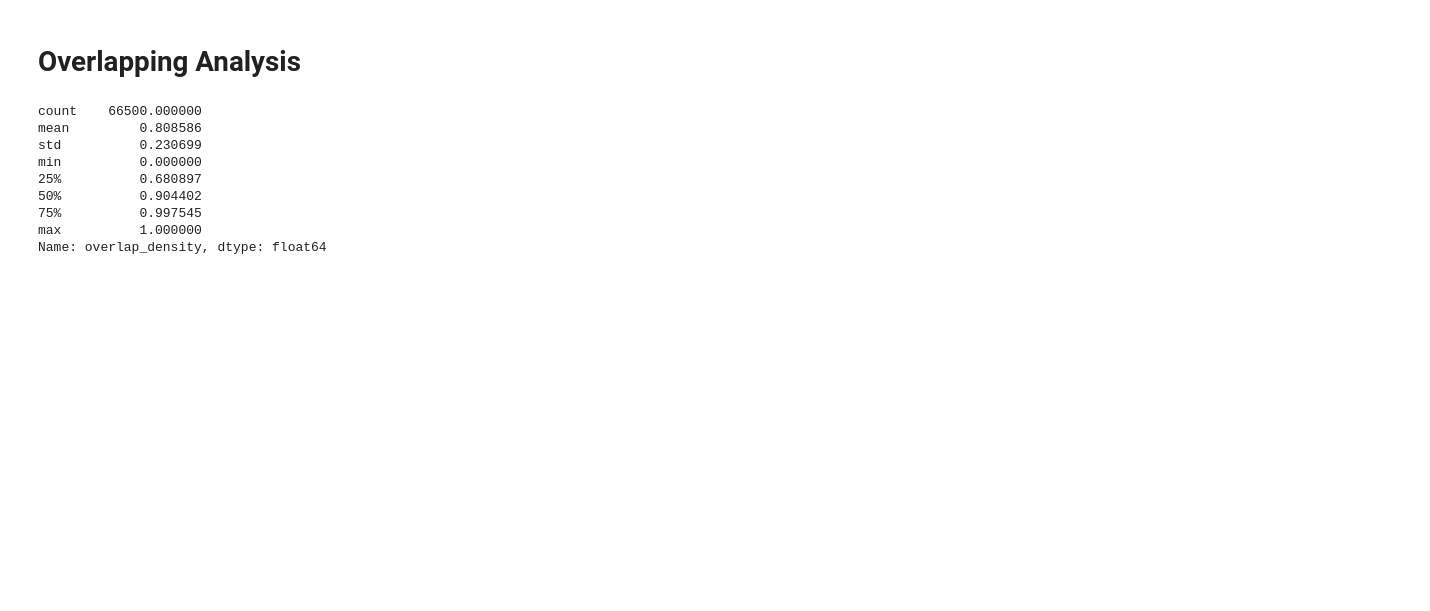
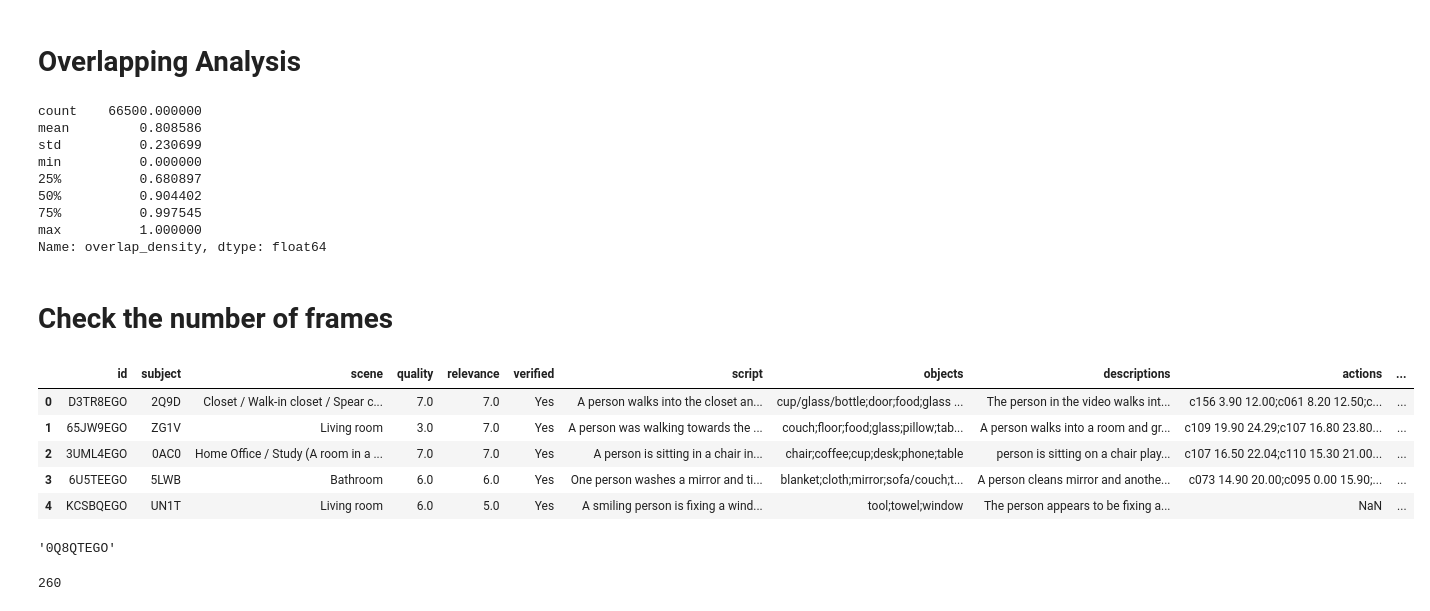
Before and after one commit to dangtna1/THUMOS-14_TAD, a Jupyter notebook: notebooks/charades_analysis.ipynb, the cells around one changed output. Drawn from its saved outputs; the diff is of its cells as text; code cells hidden in the pictures; blank space fills up the shorter version.

```diff
--- a/notebooks/charades_analysis.ipynb
+++ b/notebooks/charades_analysis.ipynb
@@ -179,3 +180,15 @@ min          0.000000
 75%          0.997545
 max          1.000000
 Name: overlap_density, dtype: float64
+# %% [markdown]
+# Check the number of frames
+# %%
+ego_df = pd.read_csv("../data/charades/annotations/CharadesEgo_v1_train_only1st.csv")
+ego_df.head()
+# %% [output]
+|  | id | subject | scene | quality | relevance | verified | script | objects | descriptions | actions | ... |
+| 0 | D3TR8EGO | 2Q9D | Closet / Walk-in closet / Spear c... | 7.0 | 7.0 | Yes | A person walks into the closet an... | cup/glass/bottle;door;food;glass ... | The person in the video walks int... | c156 3.90 12.00;c061 8.20 12.50;c... | ... |
+| 1 | 65JW9EGO | ZG1V | Living room | 3.0 | 7.0 | Yes | A person was walking towards the ... | couch;floor;food;glass;pillow;tab... | A person walks into a room and gr... | c109 19.90 24.29;c107 16.80 23.80... | ... |
+| 2 | 3UML4EGO | 0AC0 | Home Office / Study (A room in a ... | 7.0 | 7.0 | Yes | A person is sitting in a chair in... | chair;coffee;cup;desk;phone;table | person is sitting on a chair play... | c107 16.50 22.04;c110 15.30 21.00... | ... |
+| 3 | 6U5TEEGO | 5LWB | Bathroom | 6.0 | 6.0 | Yes | One person washes a mirror and ti... | blanket;cloth;mirror;sofa/couch;t... | A person cleans mirror and anothe... | c073 14.90 20.00;c095 0.00 15.90;... | ... |
+| 4 | KCSBQEGO | UN1T | Living room | 6.0 | 5.0 | Yes | A smiling person is fixing a wind... | tool;towel;window | The person appears to be fixing a... | NaN | ... |
@@ -181,0 +220,4 @@ Name: overlap_density, dtype: float64
+# %%
+get_ego_id_from_charades_video_id(ego_df, "ZSHV8")
+# %% [output]
+'0Q8QTEGO'
@@ -181,0 +226,4 @@ Name: overlap_density, dtype: float64
+# %%
+ego_df[ego_df['is_same_noframes'] == True]['id'].nunique()
+# %% [output]
+260
```
Also changed, not shown: parts of 8 cells of this notebook, 2 other files.
